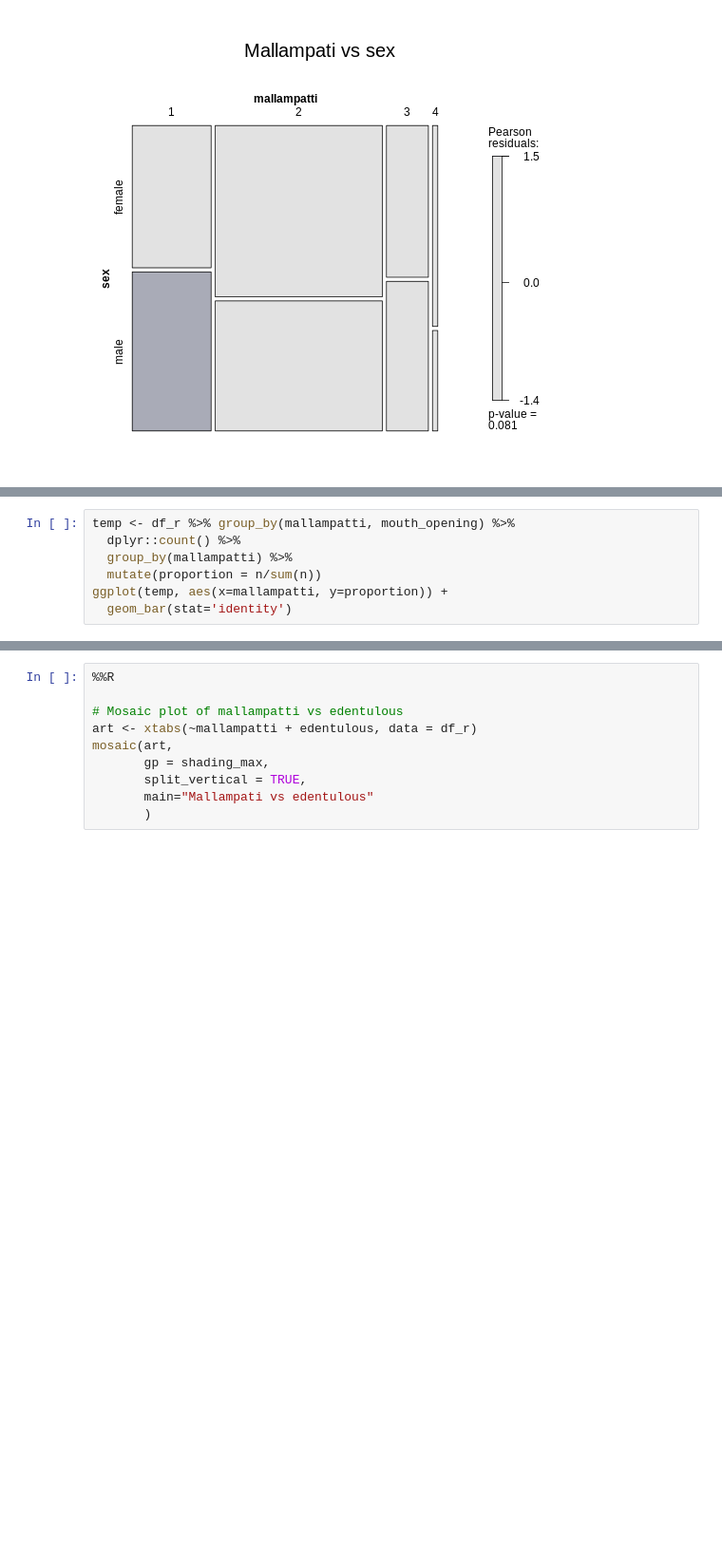
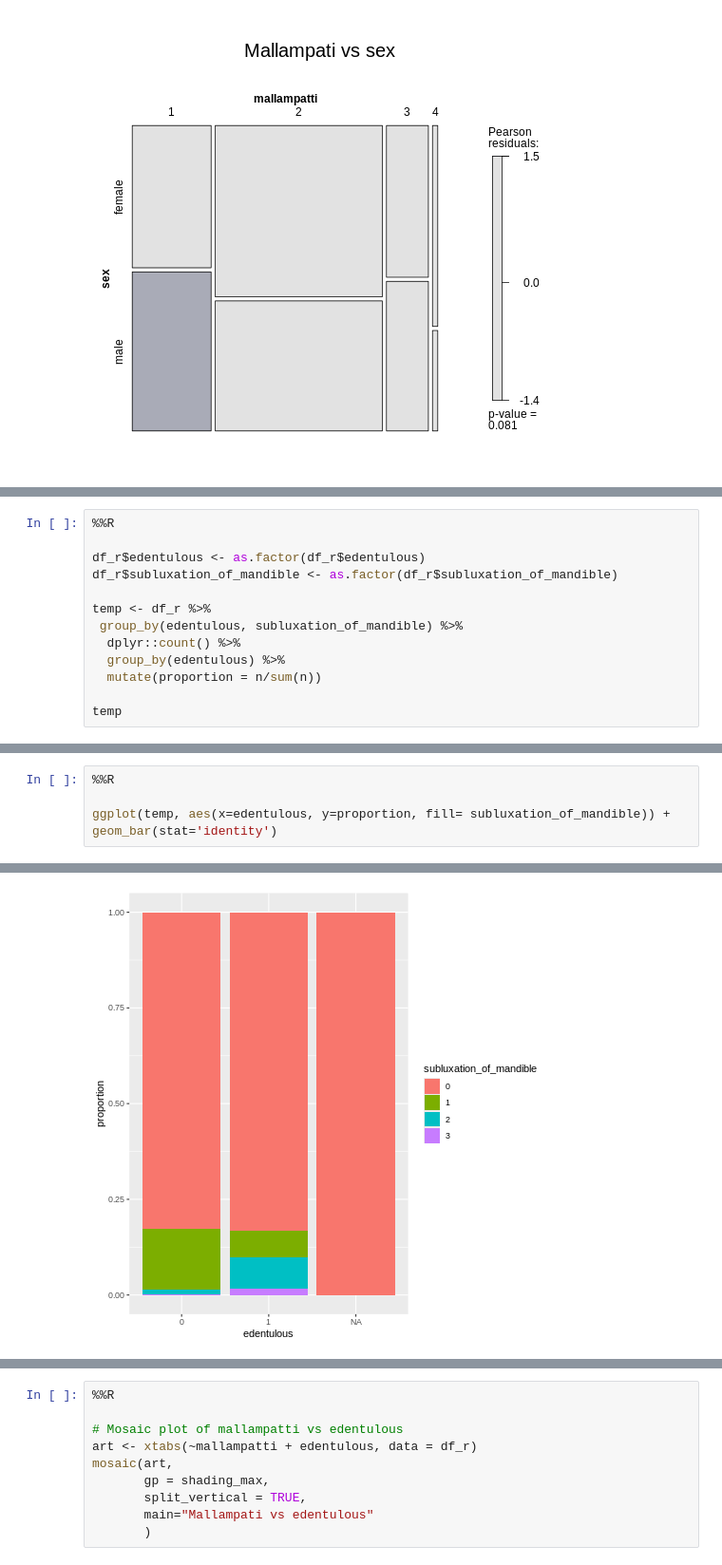
Before and after one commit to harnalashok/classification, a Jupyter notebook: airways.ipynb, the cells around one changed output, grey strips where cells are left out. Shown at 95% size. Drawn from its saved outputs; the diff is of its cells as text; blank space fills up the shorter version.

```diff
--- a/airways.ipynb
+++ b/airways.ipynb
@@ -430,3 +426,16 @@ mosaic(art,
        )
 # %% [output]
 [figure]
+# %%
+%%R
+
+df_r$edentulous <- as.factor(df_r$edentulous)
+df_r$subluxation_of_mandible <- as.factor(df_r$subluxation_of_mandible)
+
+temp <- df_r %>%
+ group_by(edentulous, subluxation_of_mandible) %>%
+  dplyr::count() %>%
+  group_by(edentulous) %>%
+  mutate(proportion = n/sum(n))
+
+temp
@@ -433,8 +456,5 @@ mosaic(art,
 # %%
-temp <- df_r %>% group_by(mallampatti, mouth_opening) %>%
-  dplyr::count() %>%
-  group_by(mallampatti) %>%
-  mutate(proportion = n/sum(n))
-ggplot(temp, aes(x=mallampatti, y=proportion)) +
-  geom_bar(stat='identity')
+%%R
+
+ggplot(temp, aes(x=edentulous, y=proportion, fill= subluxation_of_mandible)) +  geom_bar(stat='identity')
 # %% [output]
@@ -441,0 +461 @@ SyntaxError: invalid syntax (<ipython-input-71-de82f5e6d136>, line 1)
+[figure, added]
```
Also changed, not shown: parts of 5 cells of this notebook.
